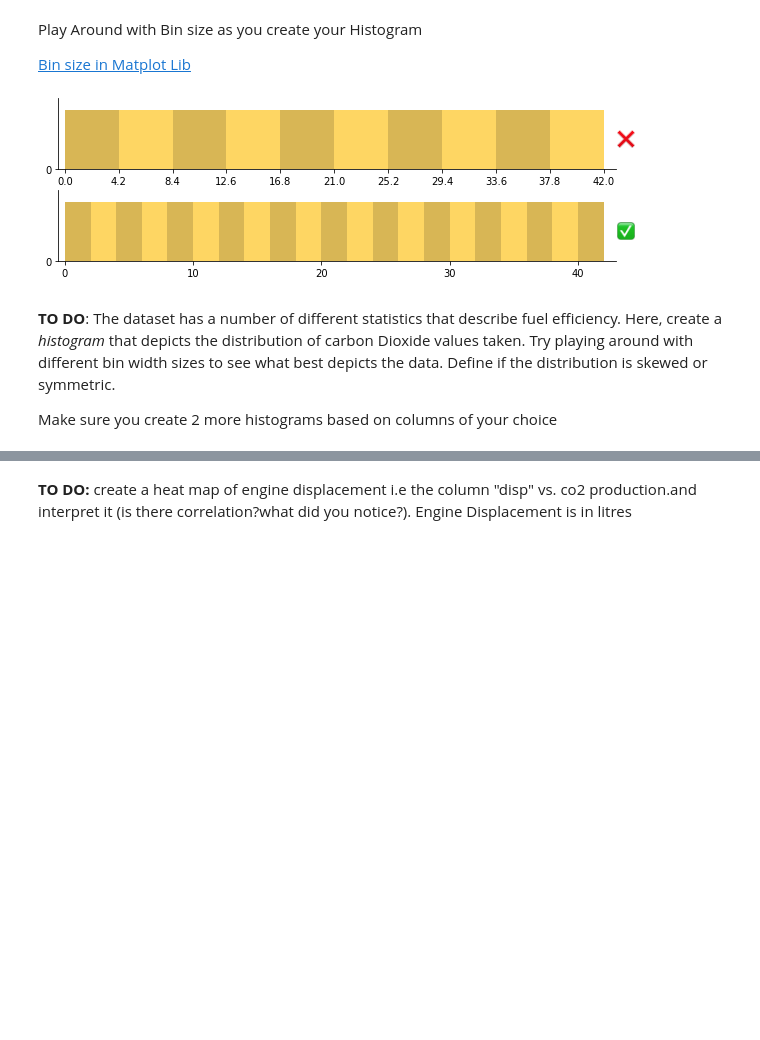
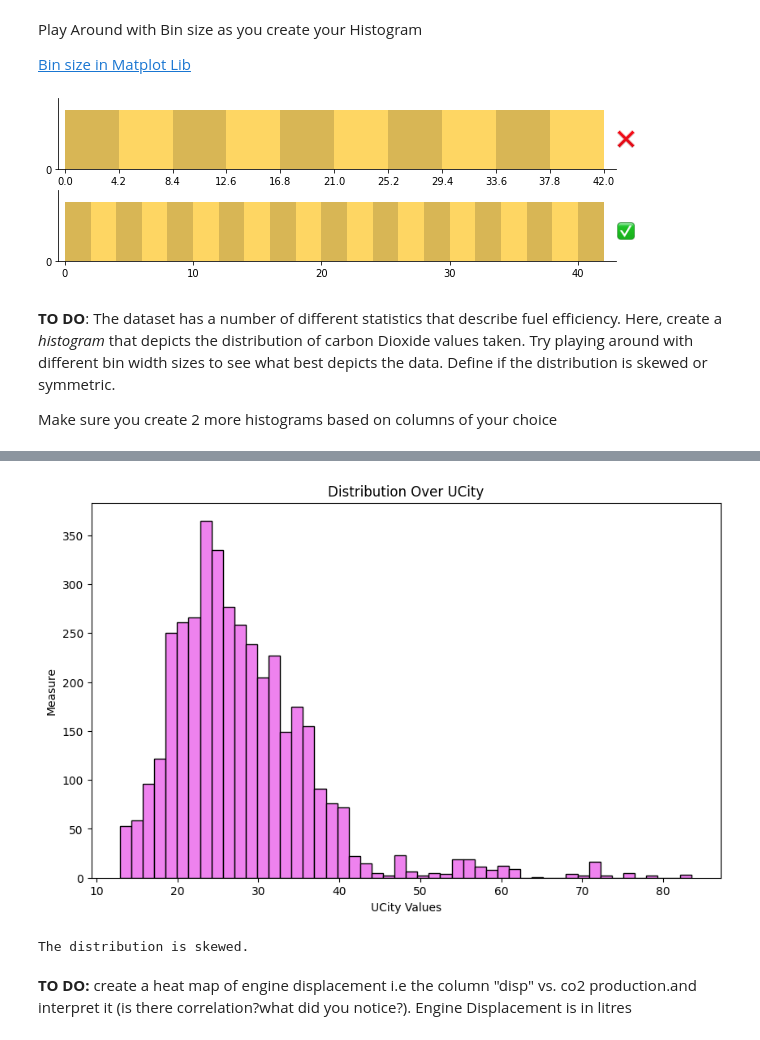
Before and after one commit to Praise-Atadja/alu-machine_learning, a Jupyter notebook: Praise_Atadja__Plotting_Assignment.ipynb, the cells around one changed output, grey strips where cells are left out. Drawn from its saved outputs; the diff is of its cells as text; code cells hidden in the pictures; blank space fills up the shorter version.

```diff
--- a/Praise_Atadja__Plotting_Assignment.ipynb
+++ b/Praise_Atadja__Plotting_Assignment.ipynb
@@ -57,2 +89,23 @@ plt.show()
+# %%
+# Plot a histogram for `UCity` - UCity Distribution
+column_values = fuel_econ['UCity']
+plt.figure(figsize=(10, 6))
+plt.hist(column_values, bins=50, edgecolor='black', color='violet')
+plt.title('Distribution Over UCity')
+plt.xlabel('UCity Values')
+plt.ylabel('Measure')
+plt.show()
+
+# Check skewness for the `UCity` distribution and define if it's skewed or symmetric
+skewness = fuel_econ['UCity'].skew()
+if abs(skewness) > 0.5:
+    skew_type = "skewed"
+else:
+    skew_type = "symmetric"
+
+print(f"The distribution is {skew_type}.")
+# %% [output]
+[figure, added]
+The distribution is skewed.
 # %% [markdown]
 **TO DO:** create a heat map of engine displacement i.e the column "disp"  vs. co2 production.and interpret it (is there correlation?what did you notice?). Engine Displacement is in litres
```
Also changed, not shown: parts of 8 cells of this notebook.
